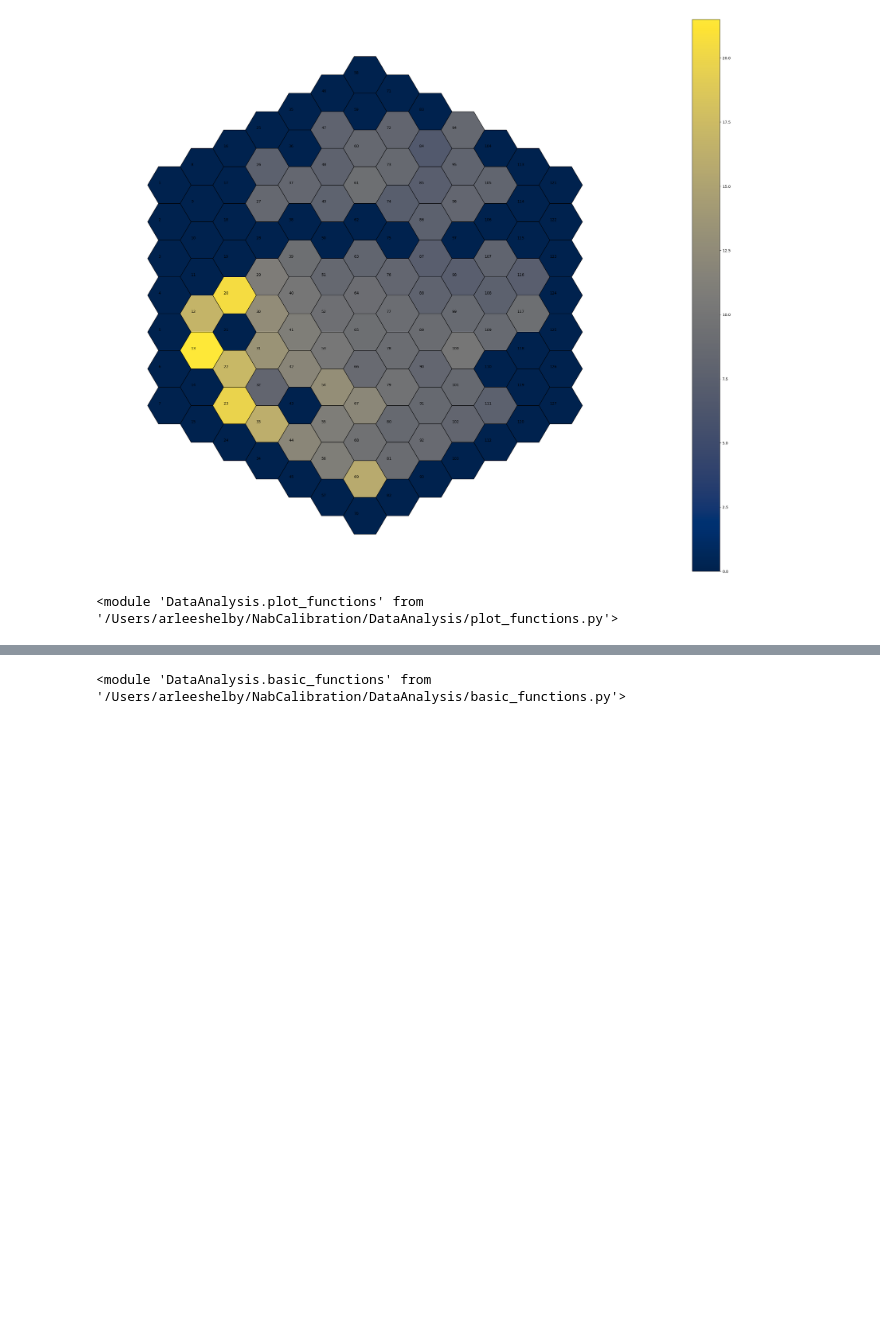
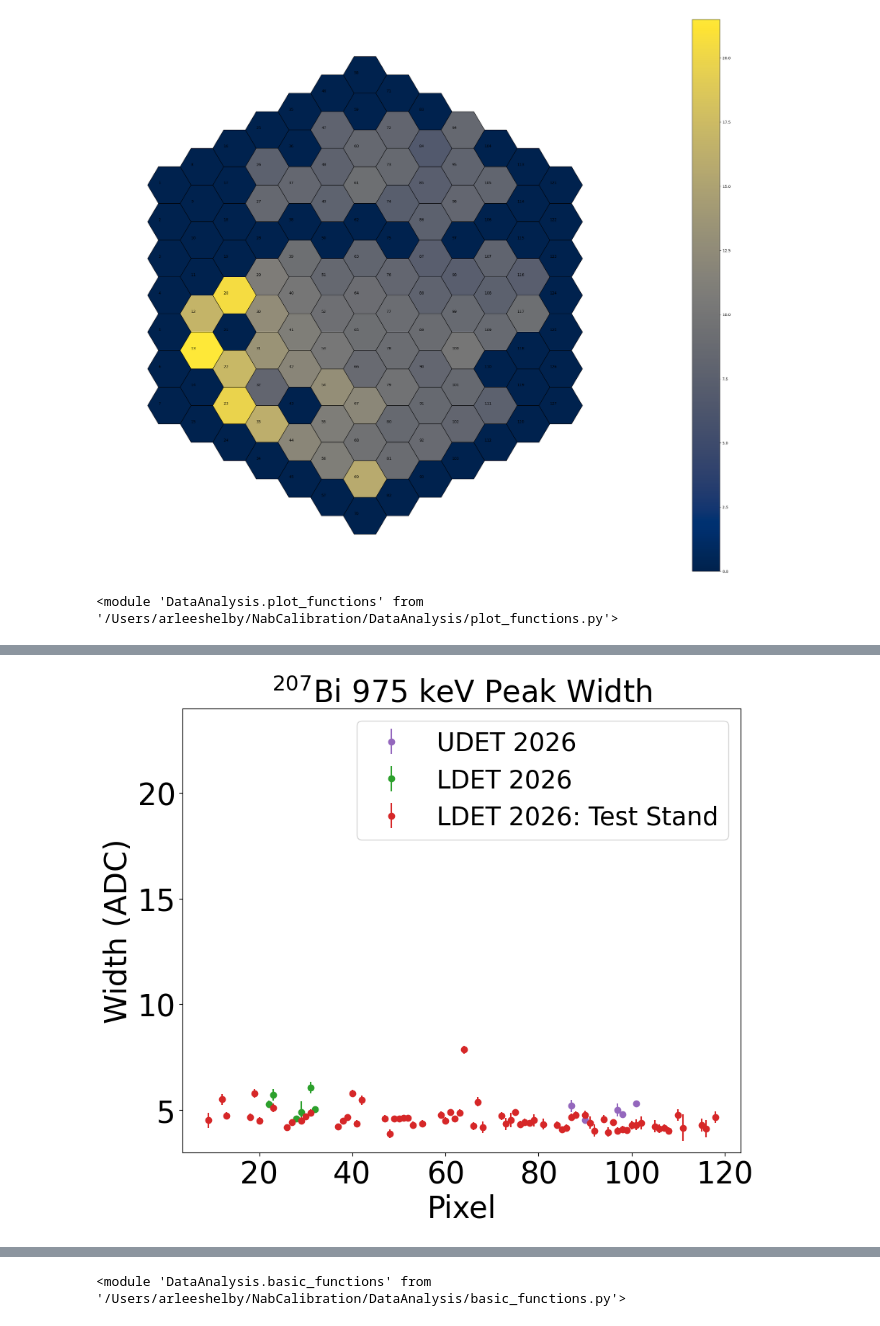
Before and after one commit to arlee-shelby/NabCalibration, a Jupyter notebook: FullAnalysisCleanWorkingVersion.ipynb, the cells around one changed output, grey strips where cells are left out. Drawn from its saved outputs; the diff is of its cells as text; code cells hidden in the pictures; blank space fills up the shorter version.

```diff
--- a/FullAnalysisCleanWorkingVersion.ipynb
+++ b/FullAnalysisCleanWorkingVersion.ipynb
@@ -918,0 +951,13 @@ reload(plotf)
+# %%
+testStand_err = {9: 0.36964137039373424,12: 0.2459834985665797,13: 0.17227409479745492,18: 0.14728723043994163,19: 0.19860881338053268,20: 0.1824191657305835,
+ 23: 0.20100155175362902,26: 0.13808934888903038,27: 0.13274592409389271,29: 0.14851872497785543,30: 0.12432441923073718,31: 0.17061737957359036,
+ 37: 0.13593661761561474,38: 0.1231993368729581,39: 0.12960396629080645,40: 0.15936802155062083,41: 0.16278071443186964,42: 0.22287203589397903,
+ 47: 0.15510887598498024,48: 0.21347272550058013,49: 0.11324015099810439,50: 0.10425461967353064,51: 0.10786634368929304,52: 0.14332560190678093,
+ 53: 0.16854774528710528,55: 0.17173280177941777,59: 0.1691331810671787,60: 0.15367524854859224,61: 0.12611100713957363,62: 0.106007396390041,
+ 63: 0.15280239032717086,64: 0.18608502661195175,66: 0.1873817494656082,67: 0.21747320518061472,68: 0.27824152875682007,72: 0.17934162371372914,
+ 73: 0.29619166876693853,74: 0.33361767761165334,75: 0.1118240317573531,76: 0.1408983721443175,77: 0.1616295556793458,78: 0.13913355630130514,
+ 79: 0.2848828431773578,81: 0.24388147855705528,84: 0.158494315563471,85: 0.14025101447595678,86: 0.16042399302994476,87: 0.1505261577064773,
+ 88: 0.1425919959062039,90: 0.20302261197372976,91: 0.2760504753277261,92: 0.2943977883117923,94: 0.18526969735293014,95: 0.22957544131647262,
+ 96: 0.1301250495129407,97: 0.16385052742509995,98: 0.16665738732555674,99: 0.13110163656450421,100: 0.1963499159041448,101: 0.2389203115987477,
+ 102: 0.31579269082373895,105: 0.29352974207256466,106: 0.2063285287161586,107: 0.14304023671382401,108: 0.17048128367429585,110: 0.2694113874892958,
+ 111: 0.6266516867988259,115: 0.30066919056879227,116: 0.40081194181705454,118: 0.27279299555553155}
@@ -918,0 +1068,40 @@ reload(plotf)
+# %%
+bottom_ylim=3
+top_ylim=24
+
+nrows,ncols=1,1
+py.figure(figsize=((10)*ncols,(8)*nrows))
+ax=py.subplot(nrows,ncols,1)
+
+new_pixels = list(UDET_2026.keys())
+new_vals = list(UDET_2026.values())
+for i in range(len(new_pixels)):
+    if new_pixels[i]==87:
+        ax.errorbar(new_pixels[i],UDET_2026[new_pixels[i]],yerr=UDET_2026_err[new_pixels[i]],fmt='o',color='C4',label='UDET 2026')
+    else:
+        ax.errorbar(new_pixels[i],UDET_2026[new_pixels[i]],yerr=UDET_2026_err[new_pixels[i]],fmt='o',color='C4')
+
+new_pixels = list(LDET_2026.keys())
+new_vals = list(LDET_2026.values())
+for i in range(len(new_pixels)):
+    if new_pixels[i]==1029:
+        ax.errorbar(new_pixels[i]-1000,LDET_2026[new_pixels[i]],yerr=LDET_2026_err[new_pixels[i]],fmt='o',color='C2',label='LDET 2026')
+    else:
+        ax.errorbar(new_pixels[i]-1000,LDET_2026[new_pixels[i]],yerr=LDET_2026_err[new_pixels[i]],fmt='o',color='C2')
+
+new_pixels = list(testStand.keys())
+new_vals = list(testStand.values())
+for i in range(len(new_pixels)):
+    if new_pixels[i]==9:
+        ax.errorbar(new_pixels[i],testStand[new_pixels[i]],yerr=testStand_err[new_pixels[i]],fmt='o',color='C3',label='LDET 2026: Test Stand')
+    else:
+        ax.errorbar(new_pixels[i],testStand[new_pixels[i]],yerr=testStand_err[new_pixels[i]],fmt='o',color='C3')
+
+ax.legend(fontsize=25)
+ax.set_ylim(bottom=bottom_ylim,top=top_ylim)
+ax.set_xlabel('Pixel',fontsize=30)
+ax.set_ylabel(ylabel,fontsize=30)
+ax.set_title(r'$^{207}$Bi 975 keV Peak Width',fontsize=30)
+ax.tick_params(axis='both', which='major', labelsize=30)
+# %% [output]
+[figure, added]
```
Also changed, not shown: parts of 10 cells of this notebook, 7 other files.
